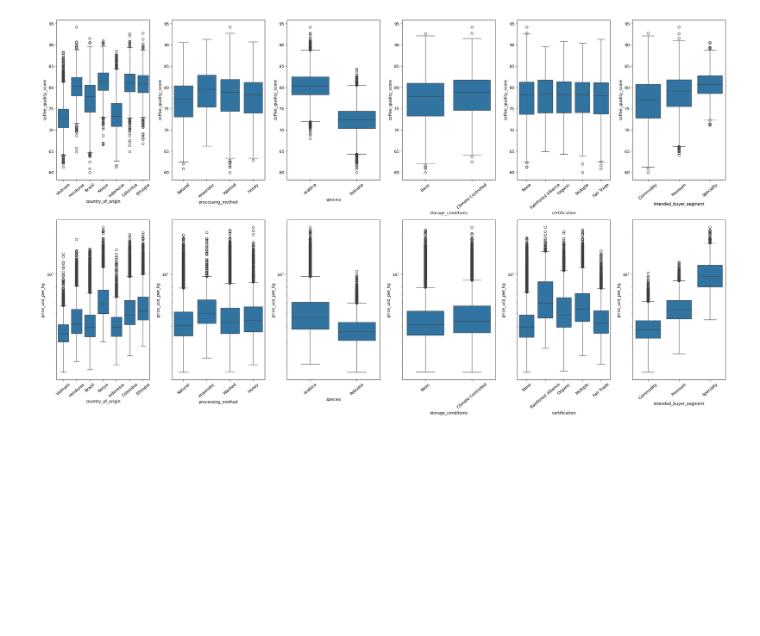
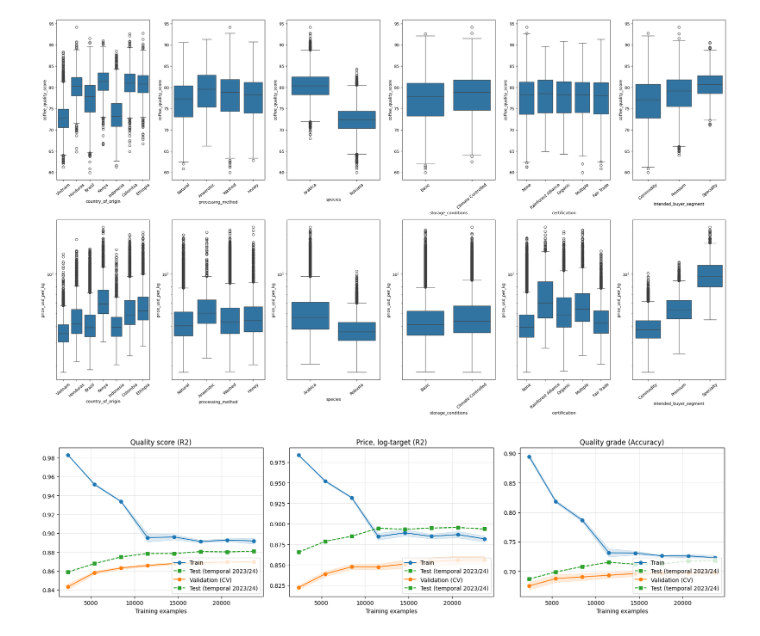
Before and after one commit to tiopramana/machine_learning, a Jupyter notebook: Project/Coffe_Quality_Benchmark/main.ipynb, the cells around one changed output. Drawn from its saved outputs; the diff is of its cells as text; code cells hidden in the pictures; blank space fills up the shorter version.

Commit message:
completing new dataset of coffee benchmark

```diff
--- a/Project/Coffe_Quality_Benchmark/main.ipynb
+++ b/Project/Coffe_Quality_Benchmark/main.ipynb
@@ -172,29 +172,49 @@ plt.show()
 [figure]
 # %%
 tc = ["harvest_season", "harvest_calendar_year"]
-qf = [c for c in feature.loc[feature.usable_as_feature_for_quality, "columns"] if c not in tc]
-pf = [c for c in feature.loc[feature.usable_as_feature_for_price, "columns"] if c not in tc]
+qf = [c for c in feature.loc[feature.usable_as_feature_for_quality, "column"] if c not in tc]
+pf = [c for c in feature.loc[feature.usable_as_feature_for_price, "column"] if c not in tc]
 
 def prep(d, f):
     X = d[f].copy()
     for c in ("lot_size_kg", "farm_size_hectares"):
         if c in X: X[c] = np.log1p(X[c])
     return X
 
 def pre(X):
     cat = [c for c in X.columns if not pd.api.types.is_numeric_dtype(X[c])]
     nm = [c for c in X.columns if c not in cat]
     return ColumnTransformer([("n", Pipeline([("i", SimpleImputer(strategy="median")), ("s", StandardScaler())]), nm), ("c", OneHotEncoder(handle_unknown='ignore'), cat)])
 
 hgb = lambda: HistGradientBoostingRegressor(random_state=42, learning_rate=0.05, max_iter=400)
-bounds = train.groupby("quality_score")["coffee_quality_score"].min().loc[order].values[1:]
+bounds = train.groupby("quality_grade")["coffee_quality_score"].min().loc[order].values[1:]
 grade = lambda s: np.searchsorted(bounds, s, side="right")
 grade_acc = lambda yt, yp: accuracy_score(grade(yt), grade(yp))
 plain = lambda: Pipeline([("p", "passthrough"), ("m", hgb())])
 log = lambda: Pipeline([("p", "passthrough"), ("m", TransformedTargetRegressor(hgb(), func=np.log, inverse_func=np.exp))])
 
 jobs = [("Quality score (R2)", qf, "coffee_quality_score", plain, r2_score),
         ("Price, log-target (R2)", pf, "price_usd_per_kg", log, r2_score),
         ("Quality grade (Accuracy)", qf, "coffee_quality_score", plain, grade_acc)]
 
 cv = KFold(5, shuffle=True, random_state=42)
+fig, axes = plt.subplots(1, 3, figsize=(17, 4.6))
+for ax, (title, feats, tgt, mk, fn) in zip(axes, jobs):
+    Xtr, Xte, y = prep(train, feats), prep(test, feats), train[tgt]
+    est = mk(); est.set_params(p=pre(Xtr))
+    ts, trs, vas = learning_curve(est, Xtr, y, train_sizes=np.linspace(0.1, 1, 8), cv=cv,
+                                  scoring = make_scorer(fn), n_jobs =-1, random_state = 42)
+
+    tes = []
+    for n in ts:
+        idx = np.random.RandomState(42).permutation(len(Xtr))[:n]
+        e = mk(); e.set_params(p=pre(Xtr)); e.fit(Xtr.iloc[idx], y.iloc[idx]); tes.append(fn(test[tgt], e.predict(Xte)))
+
+    for arr, col, lab, st in [(trs, "tab:blue", "Train", "o-"), (vas, "tab:orange", "Validation (CV)", "o-")]:
+        ax.plot(ts, arr.mean(1), st, c=col, label=lab)
+        ax.fill_between(ts, arr.mean(1) - arr.std(1), arr.mean(1) + arr.std(1), color=col, alpha=.15)
+        ax.plot(ts, tes, "s--", c="tab:green", label="Test (temporal 2023/24)")
+        ax.set_title(title); ax.set_xlabel("Training examples"); ax.grid(alpha=.3); ax.legend(loc="lower right")
+        plt.tight_layout()
+# %% [output]
+[figure, added]
```
Also changed, not shown: parts of 2 cells of this notebook.
